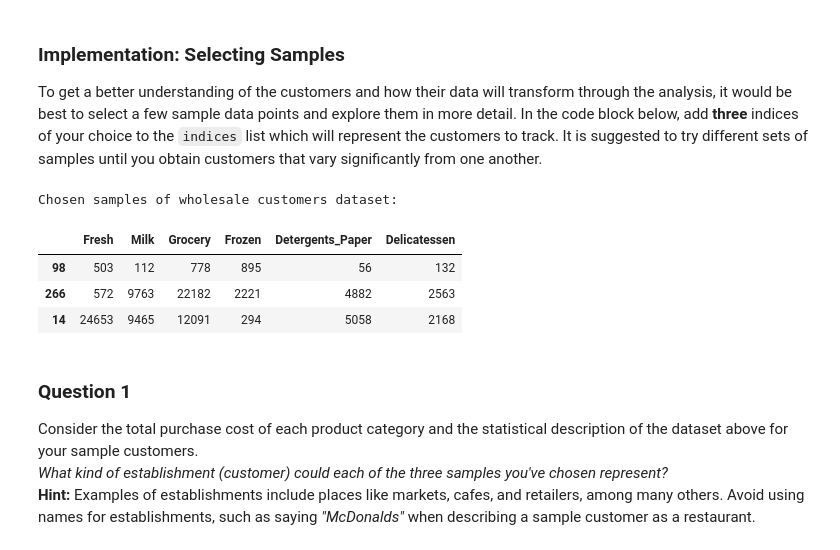
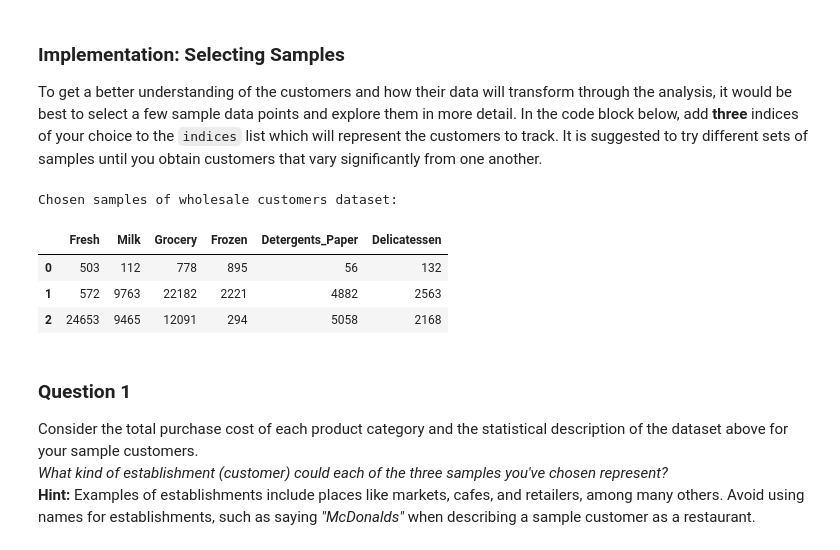
Before and after one commit to alextrickey/creating_customer_segments, a Jupyter notebook: customer_segments.ipynb, the cells around one changed output. Cells and saved outputs as stored; diff of their text form; code cells hidden in the pictures.

```diff
--- a/customer_segments.ipynb
+++ b/customer_segments.ipynb
@@ -69,21 +69,21 @@ To get a better understanding of the customers and how their data will transform
 # %%
 # Select three indices of your choice you wish to sample from the dataset
 indices = [
         98, #Buys less in general, spends most in Frozen, Grocery and Fresh
         266, #Buys a lot of many things, except fresh foods
         14, #Buys a lot of fresh foods
        ]
 
 # Create a DataFrame of the chosen samples
-samples = pd.DataFrame(data.loc[indices], columns = data.keys())#.reset_index(drop = True)
+samples = pd.DataFrame(data.loc[indices], columns = data.keys()).reset_index(drop = True)
 print "Chosen samples of wholesale customers dataset:"
 display(samples)
 # %% [output]
 Chosen samples of wholesale customers dataset:
 |  | Fresh | Milk | Grocery | Frozen | Detergents_Paper | Delicatessen |
-| 98 | 503 | 112 | 778 | 895 | 56 | 132 |
-| 266 | 572 | 9763 | 22182 | 2221 | 4882 | 2563 |
-| 14 | 24653 | 9465 | 12091 | 294 | 5058 | 2168 |
+| 0 | 503 | 112 | 778 | 895 | 56 | 132 |
+| 1 | 572 | 9763 | 22182 | 2221 | 4882 | 2563 |
+| 2 | 24653 | 9465 | 12091 | 294 | 5058 | 2168 |
 # %% [markdown]
 ### Question 1
 Consider the total purchase cost of each product category and the statistical description of the dataset above for your sample customers.
```
Also changed, not shown: parts of 15 cells of this notebook.
